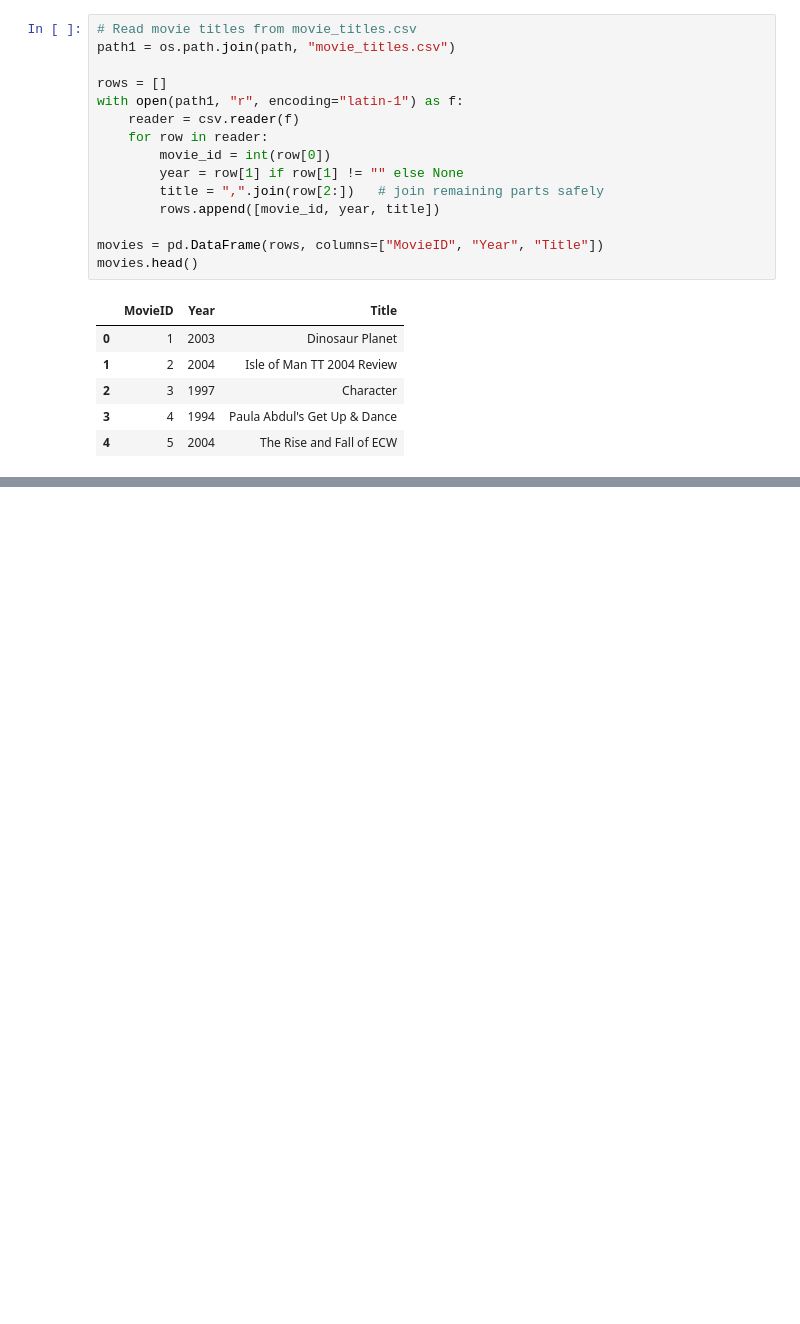
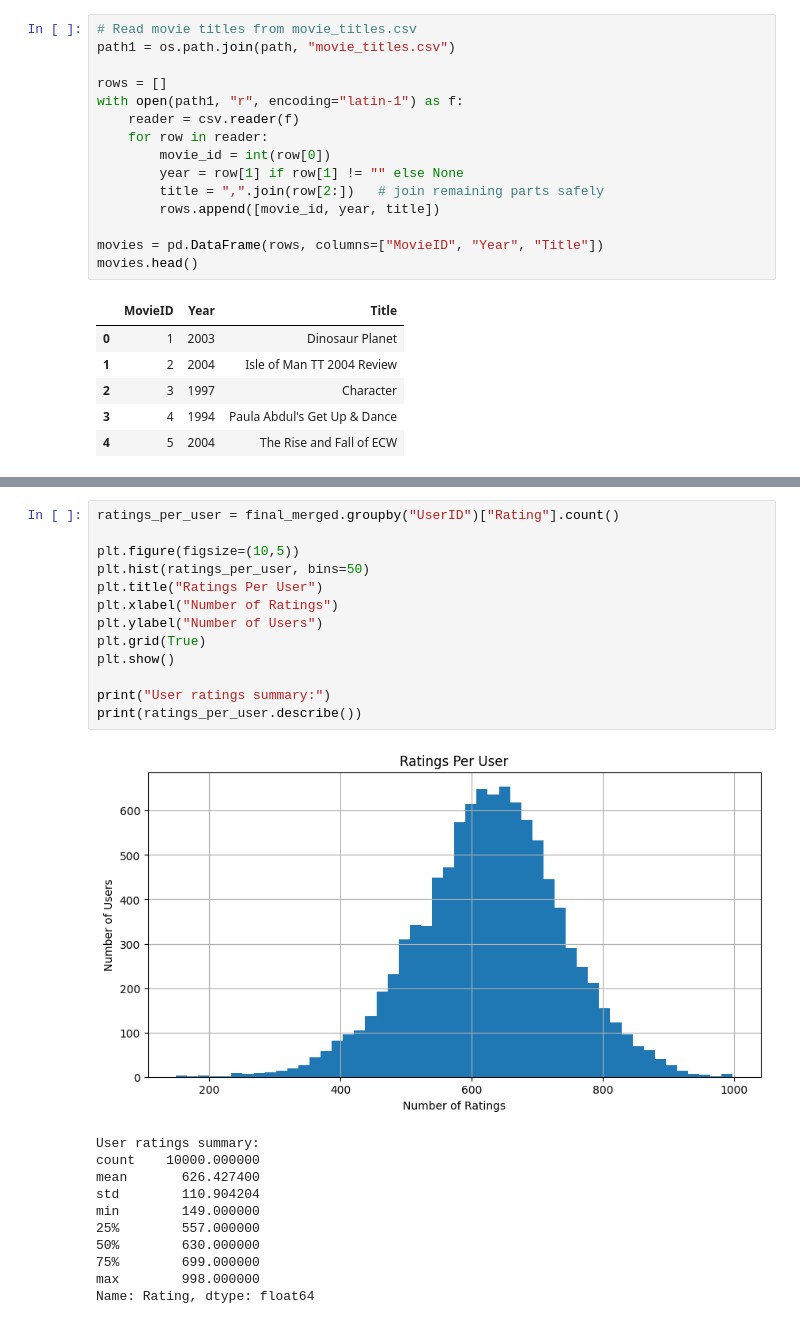
Before and after one commit to Neogenxx/NetflixRec, a Jupyter notebook: load.ipynb, the cells around one changed output, grey strips where cells are left out. Saved outputs shown, nothing was run; the diff lists cells and outputs as text; blank space fills up the shorter version.

```diff
--- a/load.ipynb
+++ b/load.ipynb
@@ -129,0 +214,25 @@ ratings_um = ratings_um[ratings_um["MovieID"].isin(top_movies)].copy()
+# %%
+ratings_per_user = final_merged.groupby("UserID")["Rating"].count()
+
+plt.figure(figsize=(10,5))
+plt.hist(ratings_per_user, bins=50)
+plt.title("Ratings Per User")
+plt.xlabel("Number of Ratings")
+plt.ylabel("Number of Users")
+plt.grid(True)
+plt.show()
+
+print("User ratings summary:")
+print(ratings_per_user.describe())
+# %% [output]
+[figure, added]
+User ratings summary:
+count    10000.000000
+mean       626.427400
+std        110.904204
+min        149.000000
+25%        557.000000
+50%        630.000000
+75%        699.000000
+max        998.000000
+Name: Rating, dtype: float64
```
Also changed, not shown: parts of 18 cells of this notebook.
